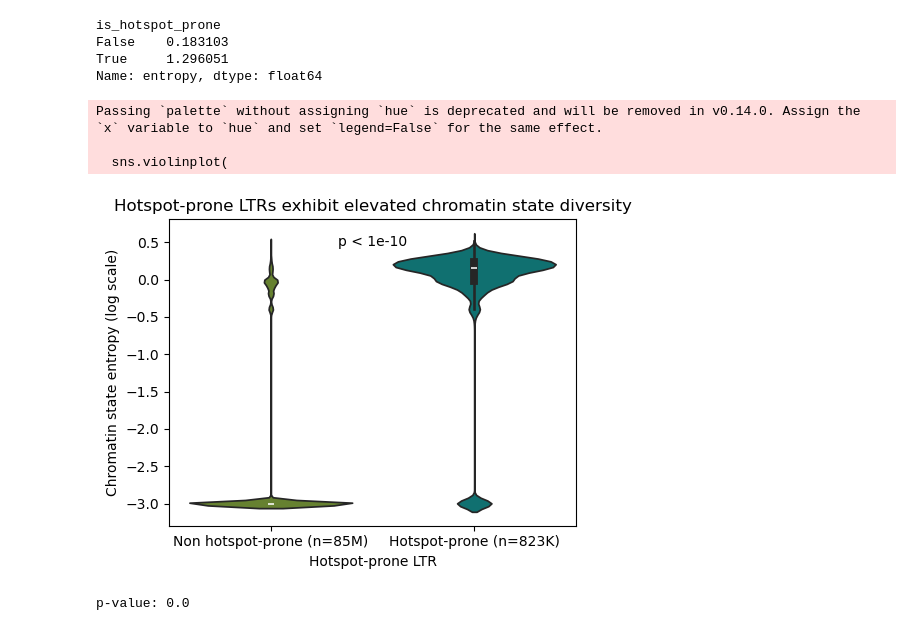
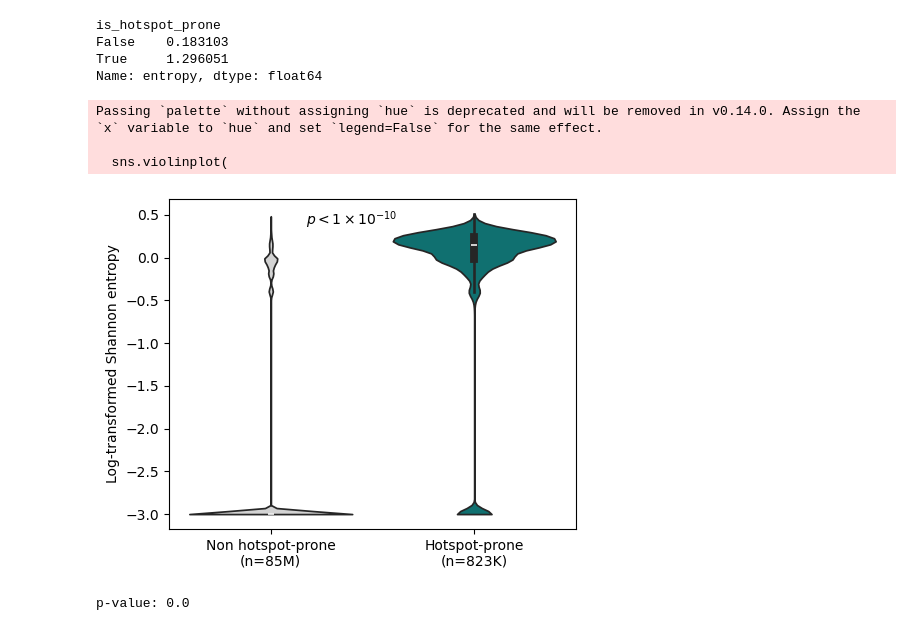
Before and after one commit to caocao0525/HERV, a Jupyter notebook: herv_all_hotspot_analysis.ipynb, the cells around one changed output. Saved outputs shown, nothing was run; the diff lists cells and outputs as text; code cells hidden in the pictures.

```diff
--- a/herv_all_hotspot_analysis.ipynb
+++ b/herv_all_hotspot_analysis.ipynb
@@ -313,41 +381,56 @@ n_no = (df["is_hotspot_prone"] == False).sum()
 n_yes = (df["is_hotspot_prone"] == True).sum()
 
 palette = {
     "True": "teal",
-    "False": "olivedrab"
+    "False": "lightgray"
 }
 
 plt.figure(figsize=(5,4))
 
 sns.violinplot(
     data=df,
+    cut=0,
     x="is_hotspot_prone",
     y="entropy_log",
     palette=palette,
     inner="box"
 )
 
-plt.xlabel("Hotspot-prone LTR")
-plt.ylabel("Chromatin state entropy (log scale)")
-plt.title("Hotspot-prone LTRs exhibit elevated chromatin state diversity")
+plt.xlabel("")
+plt.ylabel("Log-transformed Shannon entropy")
+# plt.title("Hotspot-prone LTRs exhibit elevated chromatin state diversity")
 
 # plt.xticks([0,1], [f"Non hotspot-prone (n={n_no})", f"Hotspot-prone (n={n_yes})"])
 plt.xticks(
     [0,1],
     [
-        f"Non hotspot-prone (n={format_n(n_no)})",
-        f"Hotspot-prone (n={format_n(n_yes)})"
+        f"Non hotspot-prone\n(n={format_n(n_no)})",
+        f"Hotspot-prone\n(n={format_n(n_yes)})"
     ]
 )
-plt.text(0.5, 0.45, "p < 1e-10", ha="center")
+plt.text(
+    0.45,
+    0.92,
+    r"$p < 1\times10^{-10}$",
+    transform=plt.gca().transAxes,
+    ha="center",
+    fontsize=10
+)
 
 plt.tight_layout()
+plt.savefig(
+    "./figures/figure2C_entropy.pdf",
+    dpi=300,
+    bbox_inches="tight",
+    transparent=True
+)
+
 plt.show()
 # %% [output]
 Passing `palette` without assigning `hue` is deprecated and will be removed in v0.14.0. Assign the `x` variable to `hue` and set `legend=False` for the same effect.
 
   sns.violinplot(
-[figure, old version]
+[figure, new version]
 # %%
 from scipy.stats import mannwhitneyu
 
```
Also changed, not shown: parts of 4 cells of this notebook, 3 other files.
